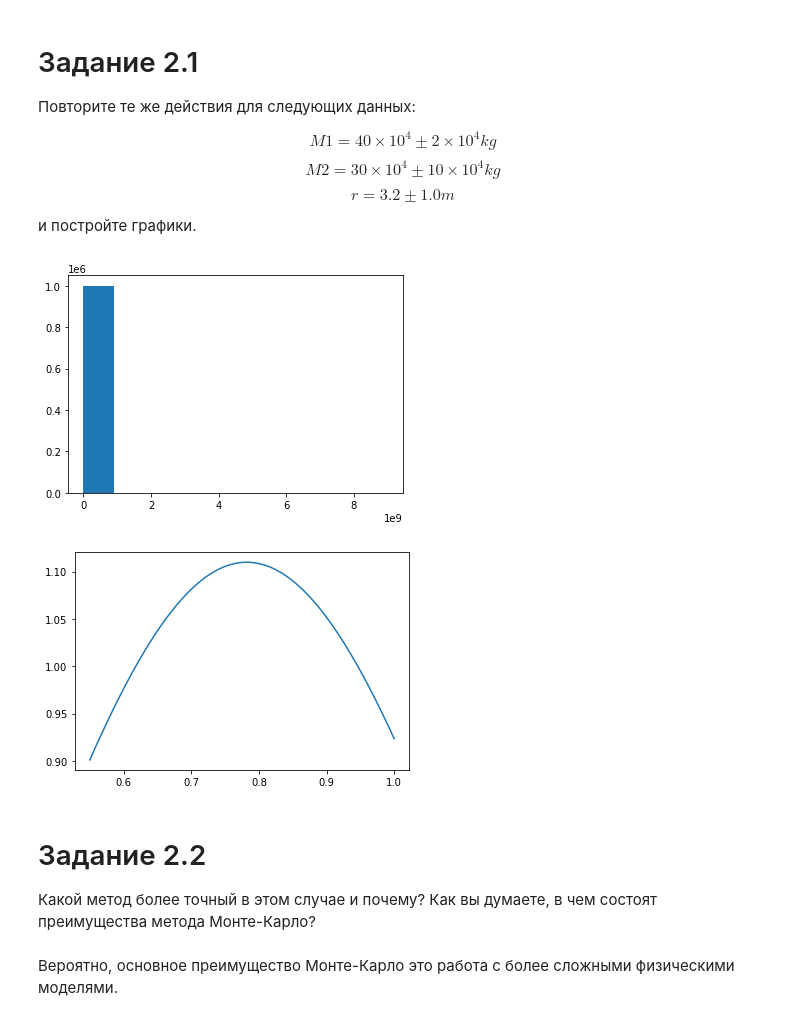
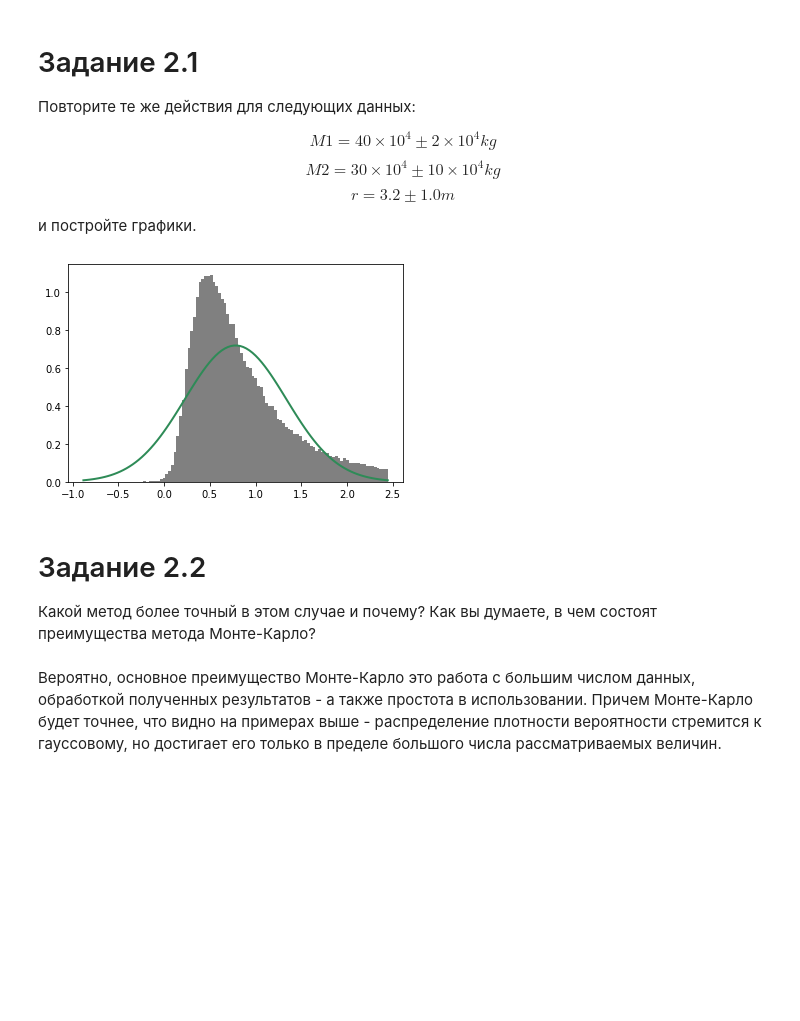
Before and after one commit to DanilPeg/calcphys2022, a Jupyter notebook: Distribution error.ipynb, the cells around one changed output. Saved outputs shown, nothing was run; the diff lists cells and outputs as text; code cells hidden in the pictures; blank space fills up the shorter version.

```diff
--- a/Distribution error.ipynb
+++ b/Distribution error.ipynb
@@ -89,23 +98,18 @@ $$M2=30×10^4±10×10^4kg$$
 $$r=3.2±1.0 m$$
 
 и постройте графики.
-# %%
-#я не совсем успел разобраться с функционалом jupiter и не уверен, можем ли мы вызывать функцию, определенную в другом блоке
-#если не можем (у меня jupiter выдает ошибку), то можно просто скопировать уже написанную ранее MonteCarloNormal сюда
-MonteCarloNormal(40*10**4, 2 * 10**4, 30 * 10**4, 10 * 10**4, 3.2, 1)
-#на этом шаге будет гистограмма от новых данных
-F, sigma = error(40*10**4, 2 * 10**4, 30 * 10**4, 10 * 10**4, 3.2, 1)
-x, y = np.linspace(0.55,1, num = 1000), np.zeros(1000)
-for i in range(1000):
-    y[i] = 1/(sigma * np.sqrt(2*np.pi)) * np.exp(-1 *(x[i] - F)**2 / (2 * sigma ** 2))
-plt.plot(x,y)
-plt.show()
-# %% [output]
-[figure, removed]
-[figure, removed]
+# %%
+F, sigma = error(40 * 10 ** 4, 2 * 10 ** 4, 30 * 10 ** 4, 10 * 10 ** 4, 3.2, 1)
+x = np.linspace(F - 3 * sigma, F + 3 * sigma, 100)
+
+MonteCarloNormal(40 * 10 ** 4, 2 * 10 ** 4, 30 * 10 ** 4, 10 * 10 ** 4, 3.2, 1, range=(F - 3 * sigma,F + 3 * sigma))
+plt.plot(x, 1/(sigma * np.sqrt(2 * np.pi)) * np.exp( - (x - F) ** 2 / (2 * sigma ** 2) ), linewidth=2, color='seagreen')
+plt.show()
+# %% [output]
+[figure, added]
 # %% [markdown]
 # Задание 2.2
 
 Какой метод более точный в этом случае и почему? Как вы думаете, в чем состоят преимущества метода Монте-Карло?
-# %% [markdown]
-Вероятно, основное преимущество Монте-Карло это работа с более сложными физическими моделями.
+# %% [markdown]
+Вероятно, основное преимущество Монте-Карло это работа с большим числом данных, обработкой полученных результатов - а также простота в использовании. Причем Монте-Карло будет точнее, что видно на примерах выше - распределение плотности вероятности стремится к гауссовому, но достигает его только в пределе большого числа рассматриваемых величин.
```
Also changed, not shown: parts of 6 cells of this notebook.
